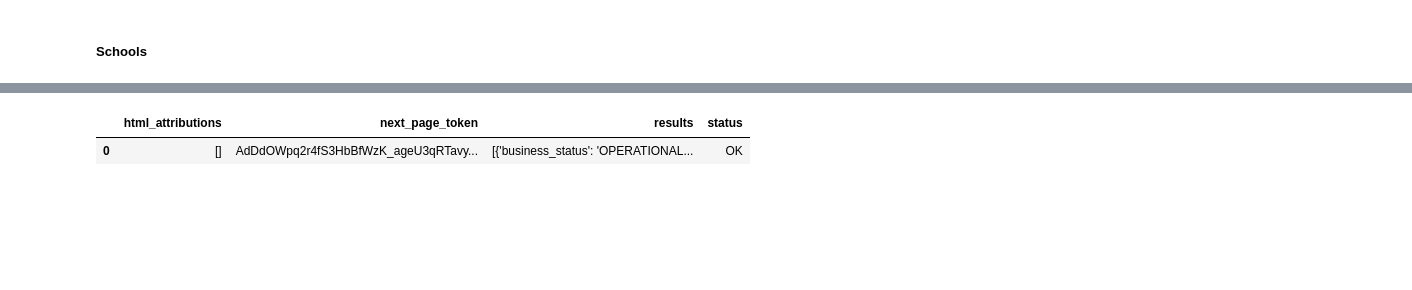
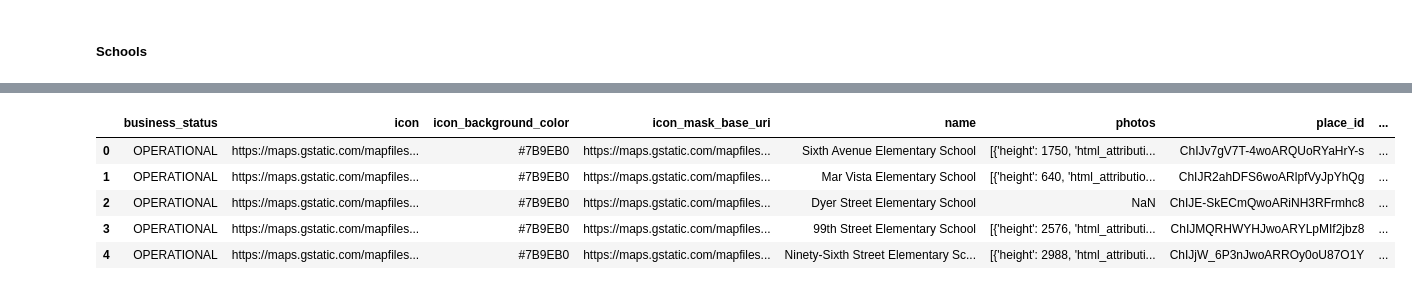
Before and after one commit to TheLazyCactus/Data_Thieves_project, a Jupyter notebook: Data-Thieves_Bea.ipynb, the cells around one changed output, grey strips where cells are left out. Saved outputs shown, nothing was run; the diff lists cells and outputs as text; code cells hidden in the pictures; blank space fills up the shorter version.

```diff
--- a/Data-Thieves_Bea.ipynb
+++ b/Data-Thieves_Bea.ipynb
@@ -53,4 +51,5 @@ info
 # %%
-df = pd.json_normalize(info, sep='_')
-df.head()
+retirement_homes_df = pd.json_normalize(info['results'], sep='_')
+pd.set_option('display.max_columns', None)
+retirement_homes_df
 # %% [output]
@@ -111,8 +117,12 @@ info_2
    'vicinity': '850 Brown St, Santa Ana'}],
  'status': 'OK'}
 # %%
-df_2 = pd.json_normalize(info_2, sep='_')
-df_2.head()
+schools_df = pd.json_normalize(info_2['results'], sep='_')
+schools_df.head()
 # %% [output]
-|  | html_attributions | next_page_token | results | status |
-| 0 | [] | AdDdOWpq2r4fS3HbBfWzK_ageU3qRTavy... | [{'business_status': 'OPERATIONAL... | OK |
+|  | business_status | icon | icon_background_color | icon_mask_base_uri | name | photos | place_id | ... |
+| 0 | OPERATIONAL | https://maps.gstatic.com/mapfiles... | #7B9EB0 | https://maps.gstatic.com/mapfiles... | Sixth Avenue Elementary School | [{'height': 1750, 'html_attributi... | ChIJv7gV7T-4woARQUoRYaHrY-s | ... |
+| 1 | OPERATIONAL | https://maps.gstatic.com/mapfiles... | #7B9EB0 | https://maps.gstatic.com/mapfiles... | Mar Vista Elementary School | [{'height': 640, 'html_attributio... | ChIJR2ahDFS6woARlpfVyJpYhQg | ... |
+| 2 | OPERATIONAL | https://maps.gstatic.com/mapfiles... | #7B9EB0 | https://maps.gstatic.com/mapfiles... | Dyer Street Elementary School | NaN | ChIJE-SkECmQwoARiNH3RFrmhc8 | ... |
+| 3 | OPERATIONAL | https://maps.gstatic.com/mapfiles... | #7B9EB0 | https://maps.gstatic.com/mapfiles... | 99th Street Elementary School | [{'height': 2576, 'html_attributi... | ChIJMQRHWYHJwoARYLpMIf2jbz8 | ... |
+| 4 | OPERATIONAL | https://maps.gstatic.com/mapfiles... | #7B9EB0 | https://maps.gstatic.com/mapfiles... | Ninety-Sixth Street Elementary Sc... | [{'height': 2988, 'html_attributi... | ChIJjW_6P3nJwoARROy0oU87O1Y | ... |
```
Also changed, not shown: parts of 13 cells of this notebook.
